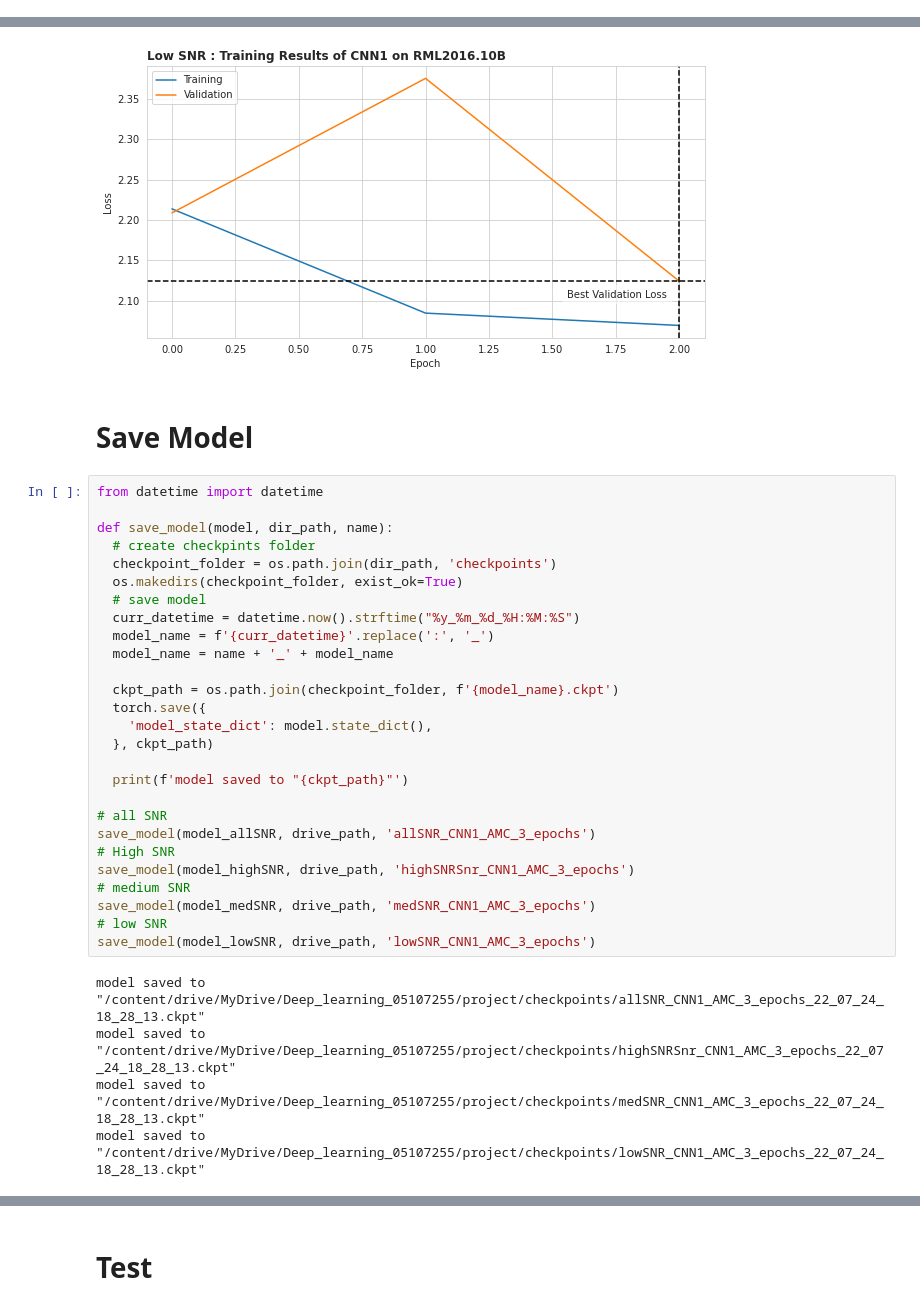
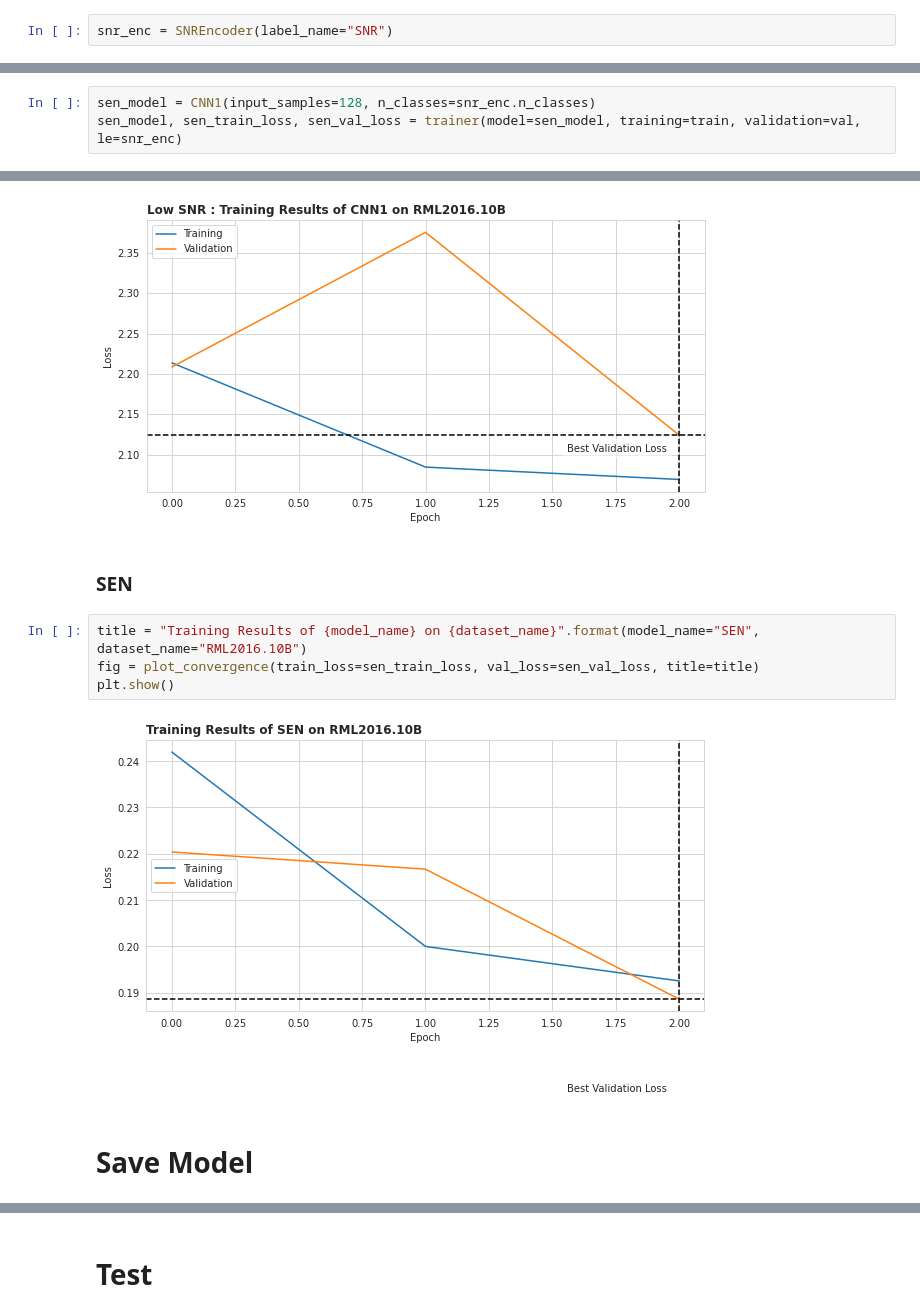
Before and after one commit to YairYarden/DeepCascadingAMC, a Jupyter notebook: Ex1.ipynb, the cells around one changed output, grey strips where cells are left out. Saved outputs shown, nothing was run; the diff lists cells and outputs as text.

Commit message:
Add Snr Estimation network train & test + loading existing models option

```diff
--- a/Ex1.ipynb
+++ b/Ex1.ipynb
@@ -180,3 +184,5 @@ Training Examples
+# %%
+snr_enc = SNREncoder(label_name="SNR")
 # %% [markdown]
 ## Labels encoder
 # %%
@@ -485,0 +509,3 @@ On Epoch 2 the training loss was 2.069360450292245
+# %%
+sen_model = CNN1(input_samples=128, n_classes=snr_enc.n_classes)
+sen_model, sen_train_loss, sen_val_loss = trainer(model=sen_model, training=train, validation=val, le=snr_enc)
@@ -533,37 +566,13 @@ if fig_dir is not None:
 plt.show()
 # %% [output]
 [figure]
+# %% [markdown]
+### SEN
+# %%
+title = "Training Results of {model_name} on {dataset_name}".format(model_name="SEN", dataset_name="RML2016.10B")
+fig = plot_convergence(train_loss=sen_train_loss, val_loss=sen_val_loss, title=title)
+plt.show()
+# %% [output]
+[figure, added]
 # %% [markdown]
 # Save Model
-# %%
-from datetime import datetime
-
-def save_model(model, dir_path, name):
-  # create checkpints folder
-  checkpoint_folder = os.path.join(dir_path, 'checkpoints')
-  os.makedirs(checkpoint_folder, exist_ok=True)
-  # save model
-  curr_datetime = datetime.now().strftime("%y_%m_%d_%H:%M:%S")
-  model_name = f'{curr_datetime}'.replace(':', '_')
-  model_name = name + '_' + model_name
-
-  ckpt_path = os.path.join(checkpoint_folder, f'{model_name}.ckpt')
-  torch.save({
-    'model_state_dict': model.state_dict(),
-  }, ckpt_path)
-
-  print(f'model saved to "{ckpt_path}"')
-
-# all SNR
-save_model(model_allSNR, drive_path, 'allSNR_CNN1_AMC_3_epochs')
-# High SNR
-save_model(model_highSNR, drive_path, 'highSNRSnr_CNN1_AMC_3_epochs')
-# medium SNR
-save_model(model_medSNR, drive_path, 'medSNR_CNN1_AMC_3_epochs')
-# low SNR
-save_model(model_lowSNR, drive_path, 'lowSNR_CNN1_AMC_3_epochs')
-# %% [output]
-model saved to "/content/drive/MyDrive/Deep_learning_05107255/project/checkpoints/allSNR_CNN1_AMC_3_epochs_22_07_24_18_28_13.ckpt"
-model saved to "/content/drive/MyDrive/Deep_learning_05107255/project/checkpoints/highSNRSnr_CNN1_AMC_3_epochs_22_07_24_18_28_13.ckpt"
-model saved to "/content/drive/MyDrive/Deep_learning_05107255/project/checkpoints/medSNR_CNN1_AMC_3_epochs_22_07_24_18_28_13.ckpt"
-model saved to "/content/drive/MyDrive/Deep_learning_05107255/project/checkpoints/lowSNR_CNN1_AMC_3_epochs_22_07_24_18_28_13.ckpt"
```
Also changed, not shown: parts of 19 cells of this notebook.
